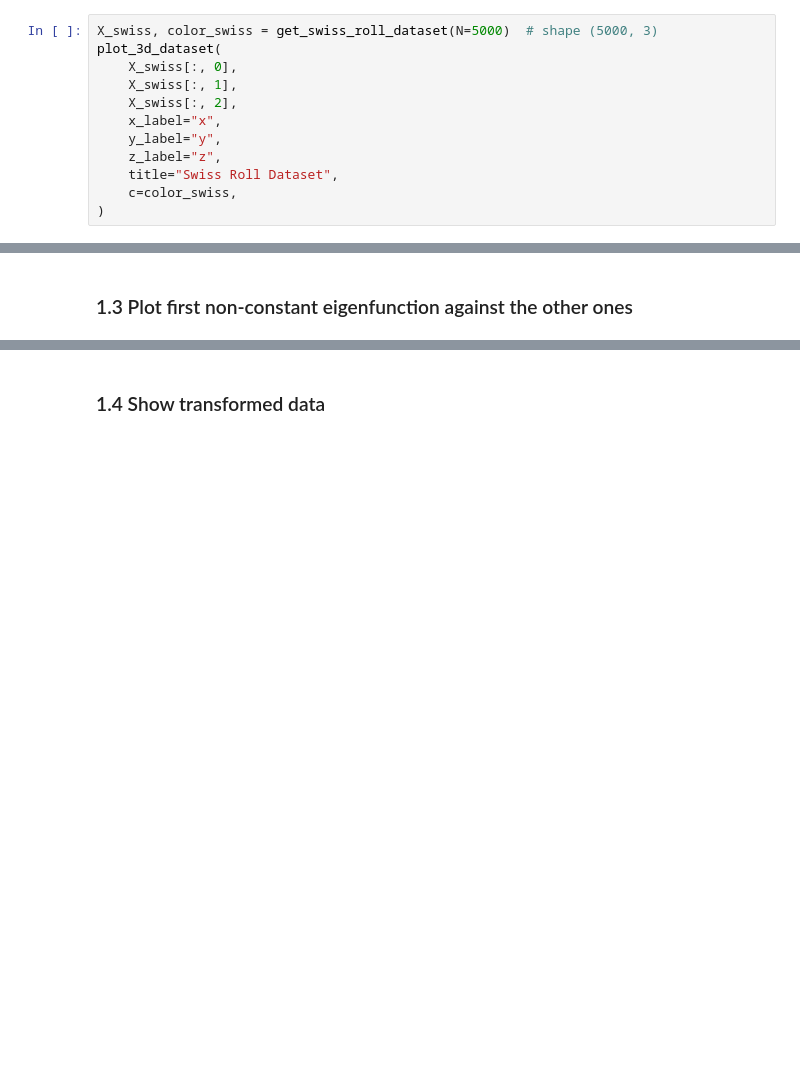
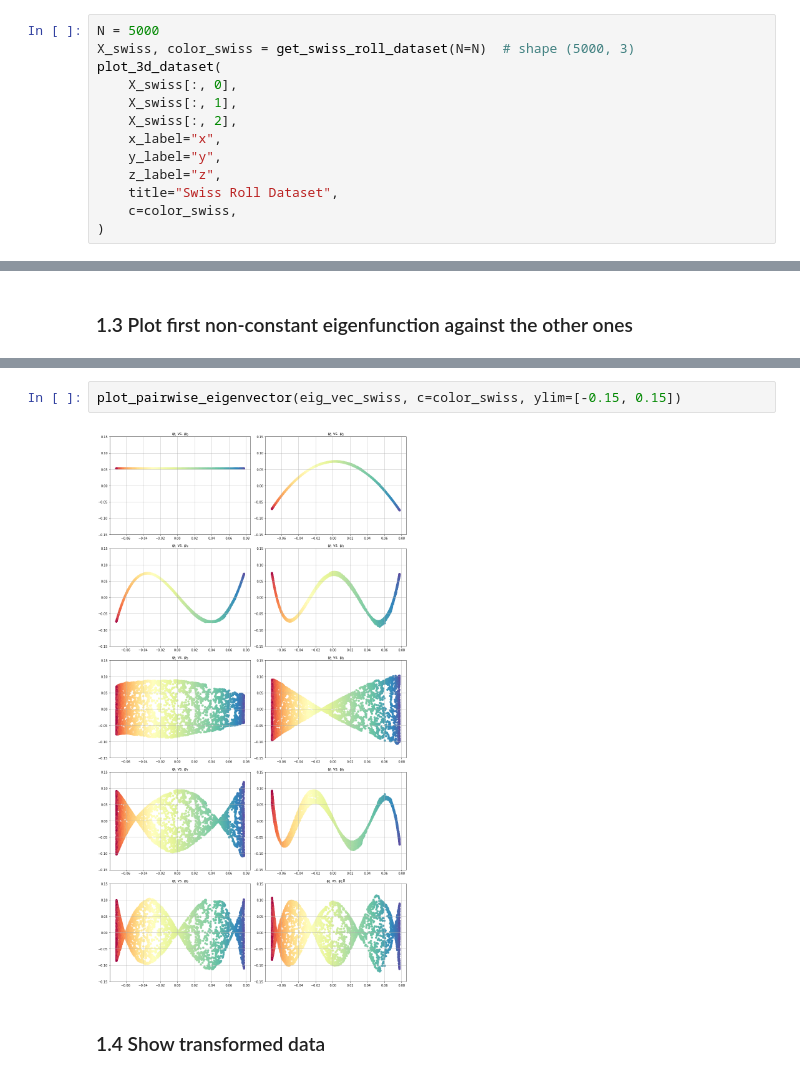
Before and after one commit to sonmikrafft-uni-MLCMS/ex4, a Jupyter notebook: task_2.ipynb, the cells around one changed output, grey strips where cells are left out. Saved outputs shown, nothing was run; the diff lists cells and outputs as text; blank space fills up the shorter version.

```diff
--- a/task_2.ipynb
+++ b/task_2.ipynb
@@ -79,7 +79,8 @@ for l in l_vec:
 # %% [markdown]
 ### 2.1 Get the data and inspect it
 # %%
-X_swiss, color_swiss = get_swiss_roll_dataset(N=5000)  # shape (5000, 3)
+N = 5000
+X_swiss, color_swiss = get_swiss_roll_dataset(N=N)  # shape (5000, 3)
 plot_3d_dataset(
     X_swiss[:, 0],
     X_swiss[:, 1],
@@ -125,3 +102,7 @@ for l in l_vec:
+# %%
+plot_pairwise_eigenvector(eig_vec_swiss, c=color_swiss, ylim=[-0.15, 0.15])
+# %% [output]
+[figure, added]
 # %% [markdown]
 ### 1.4 Show transformed data
 # %%
```
Also changed, not shown: parts of 12 cells of this notebook.
